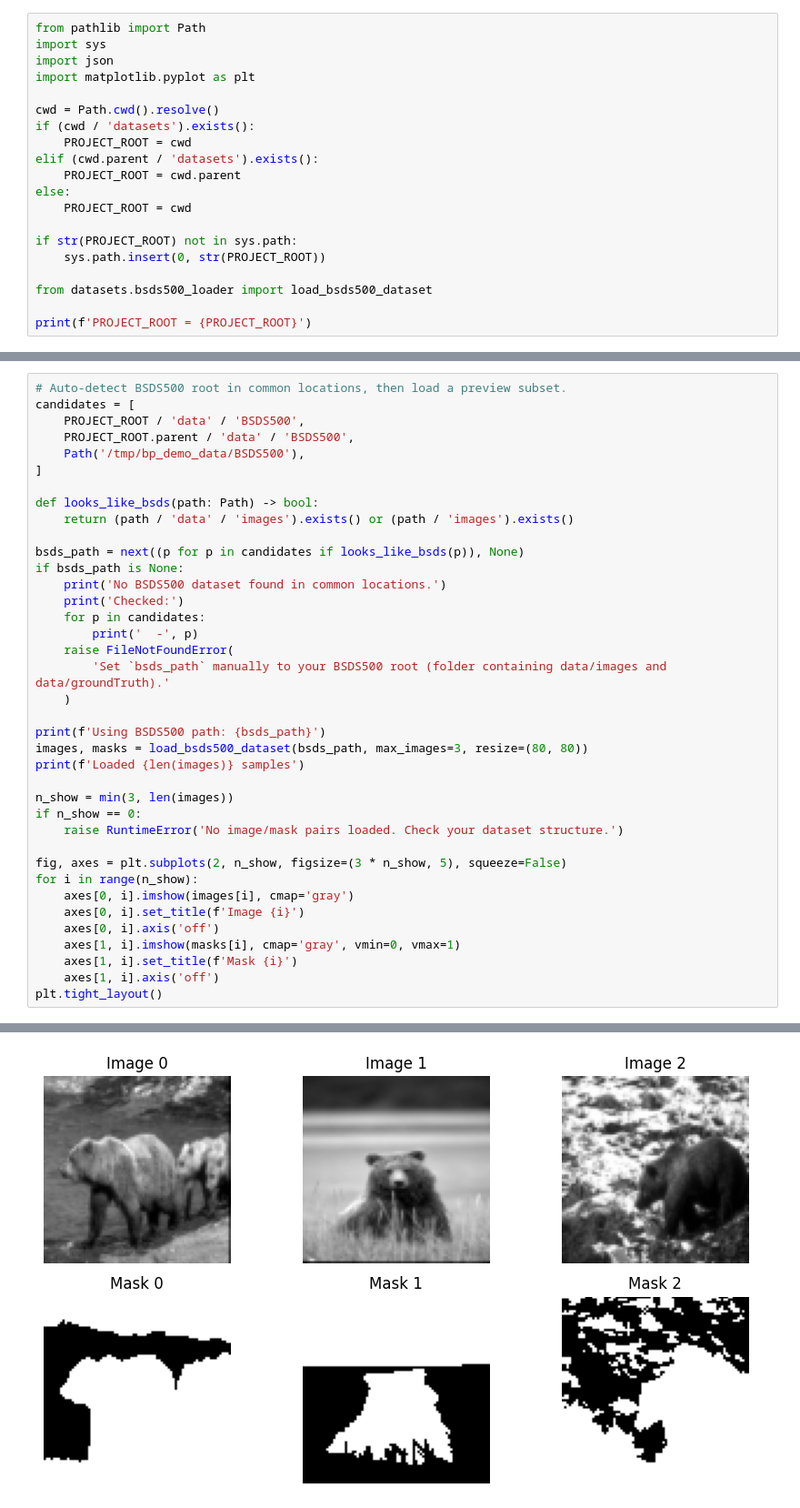
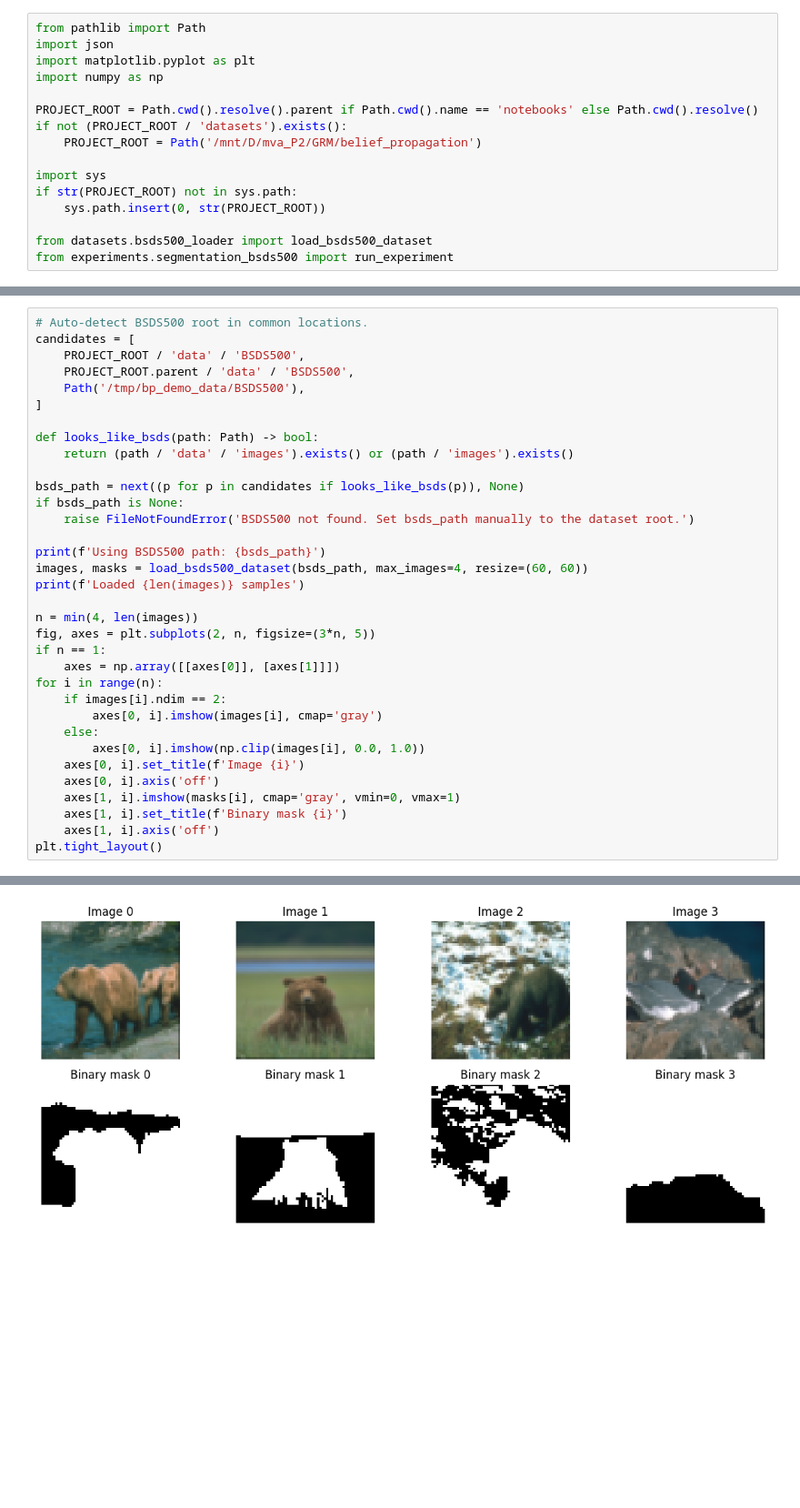
Before and after one commit to Farouc/belief_propagation, a Jupyter notebook: notebooks/segmentation_bsds500.ipynb, the cells around one changed output, grey strips where cells are left out. Shown at 91% size. Drawn from its saved outputs; the diff is of its cells as text; blank space fills up the shorter version.

Commit message:
Improve BP experiments: robust segmentation pipeline, multi-image GrabCut, Sudoku metrics, cleaned results, and updated docs

```diff
--- a/notebooks/segmentation_bsds500.ipynb
+++ b/notebooks/segmentation_bsds500.ipynb
@@ -5,20 +10,16 @@ This notebook previews data and runs the BSDS500 BP experiment script.
 # %%
 from pathlib import Path
-import sys
 import json
 import matplotlib.pyplot as plt
+import numpy as np
 
-cwd = Path.cwd().resolve()
-if (cwd / 'datasets').exists():
-    PROJECT_ROOT = cwd
-elif (cwd.parent / 'datasets').exists():
-    PROJECT_ROOT = cwd.parent
-else:
-    PROJECT_ROOT = cwd
+PROJECT_ROOT = Path.cwd().resolve().parent if Path.cwd().name == 'notebooks' else Path.cwd().resolve()
+if not (PROJECT_ROOT / 'datasets').exists():
+    PROJECT_ROOT = Path('/mnt/D/mva_P2/GRM/belief_propagation')
 
+import sys
 if str(PROJECT_ROOT) not in sys.path:
     sys.path.insert(0, str(PROJECT_ROOT))
 
 from datasets.bsds500_loader import load_bsds500_dataset
-
-print(f'PROJECT_ROOT = {PROJECT_ROOT}')
+from experiments.segmentation_bsds500 import run_experiment
@@ -27,5 +26,5 @@ PROJECT_ROOT = /mnt/D/mva_P2/GRM/belief_propagation
 # %%
-# Auto-detect BSDS500 root in common locations, then load a preview subset.
+# Auto-detect BSDS500 root in common locations.
 candidates = [
     PROJECT_ROOT / 'data' / 'BSDS500',
     PROJECT_ROOT.parent / 'data' / 'BSDS500',
@@ -37,29 +36,25 @@ def looks_like_bsds(path: Path) -> bool:
 
 bsds_path = next((p for p in candidates if looks_like_bsds(p)), None)
 if bsds_path is None:
-    print('No BSDS500 dataset found in common locations.')
-    print('Checked:')
-    for p in candidates:
-        print('  -', p)
-    raise FileNotFoundError(
-        'Set `bsds_path` manually to your BSDS500 root (folder containing data/images and data/groundTruth).'
-    )
+    raise FileNotFoundError('BSDS500 not found. Set bsds_path manually to the dataset root.')
 
 print(f'Using BSDS500 path: {bsds_path}')
-images, masks = load_bsds500_dataset(bsds_path, max_images=3, resize=(80, 80))
+images, masks = load_bsds500_dataset(bsds_path, max_images=4, resize=(60, 60))
 print(f'Loaded {len(images)} samples')
 
-n_show = min(3, len(images))
-if n_show == 0:
-    raise RuntimeError('No image/mask pairs loaded. Check your dataset structure.')
-
-fig, axes = plt.subplots(2, n_show, figsize=(3 * n_show, 5), squeeze=False)
-for i in range(n_show):
-    axes[0, i].imshow(images[i], cmap='gray')
+n = min(4, len(images))
+fig, axes = plt.subplots(2, n, figsize=(3*n, 5))
+if n == 1:
+    axes = np.array([[axes[0]], [axes[1]]])
+for i in range(n):
+    if images[i].ndim == 2:
+        axes[0, i].imshow(images[i], cmap='gray')
+    else:
+        axes[0, i].imshow(np.clip(images[i], 0.0, 1.0))
     axes[0, i].set_title(f'Image {i}')
     axes[0, i].axis('off')
     axes[1, i].imshow(masks[i], cmap='gray', vmin=0, vmax=1)
-    axes[1, i].set_title(f'Mask {i}')
+    axes[1, i].set_title(f'Binary mask {i}')
     axes[1, i].axis('off')
 plt.tight_layout()
 # %% [output]
@@ -68 +63 @@ Loaded 3 samples
-[figure, old version]
+[figure, new version]
```
Also changed, not shown: parts of 9 cells of this notebook, 59 other files.
